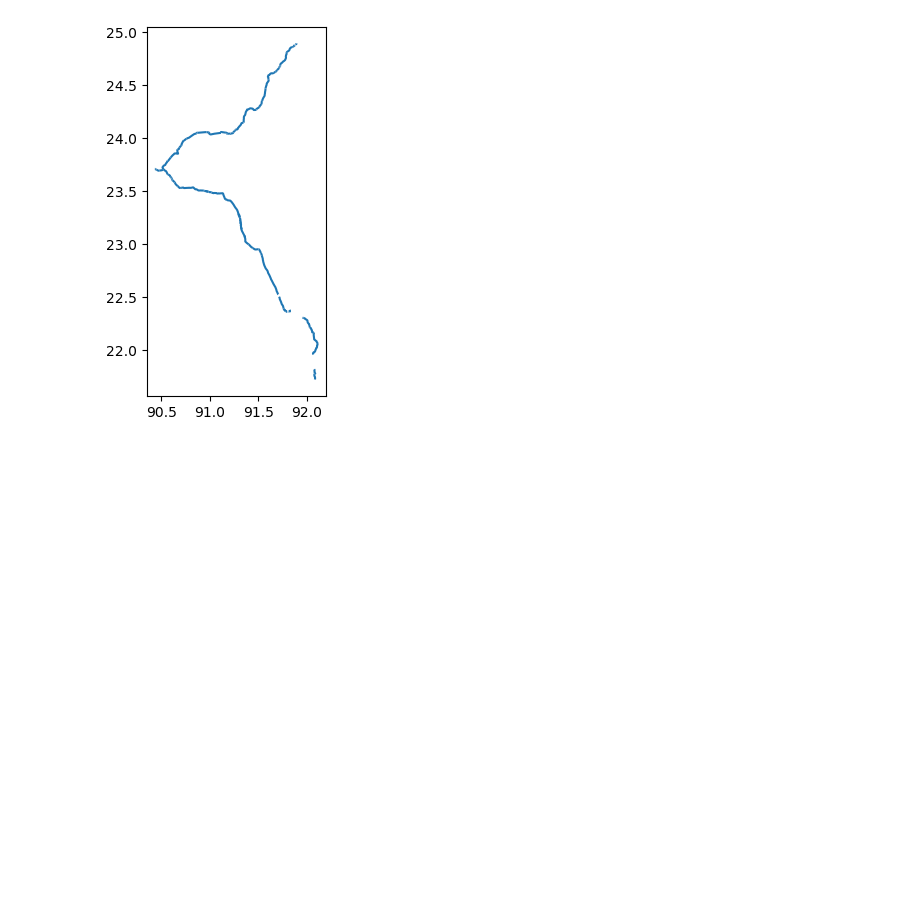
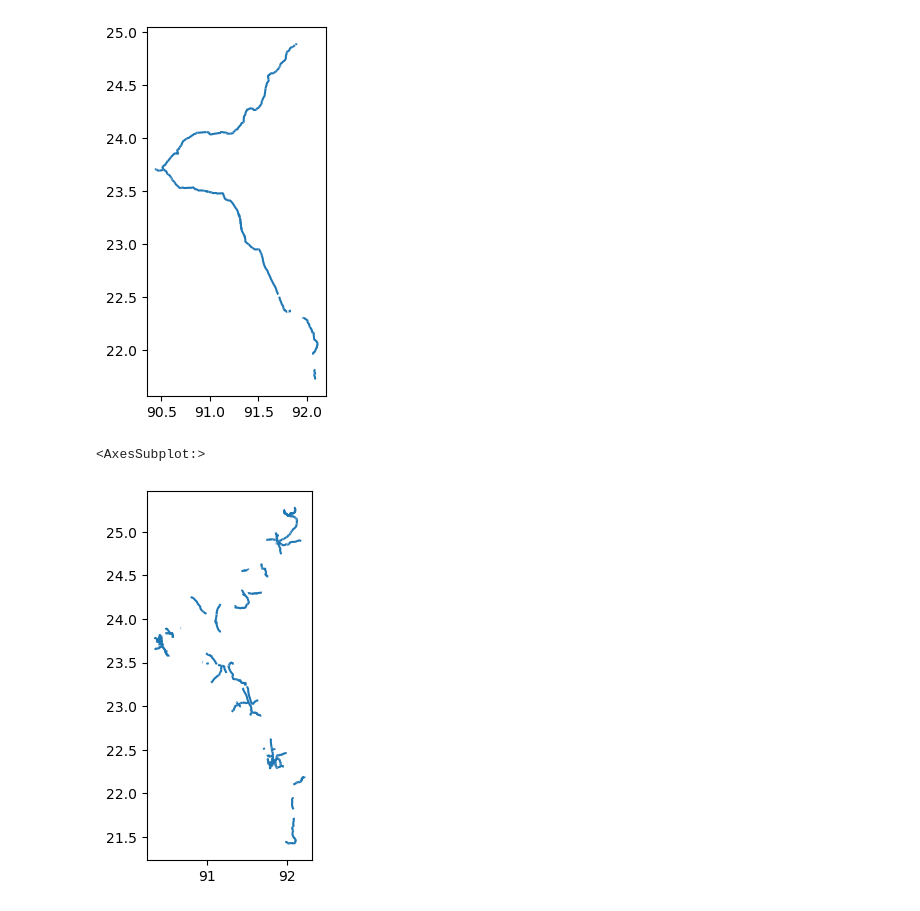
Before and after one commit to mlmoleman/EPA133a-G07-A3, a Jupyter notebook: model/Bonus_assignment.ipynb, the cells around one changed output. Cells and saved outputs as stored; diff of their text form; code cells hidden in the pictures; blank space fills up the shorter version.

```diff
--- a/model/Bonus_assignment.ipynb
+++ b/model/Bonus_assignment.ipynb
@@ -129,3 +127,8 @@ df_N1N2.plot()
+# %%
+intersecting_N1N2.plot()
+# %% [output]
+<AxesSubplot:>
+[figure, added]
 # %%
 Intersect_points = []
 for line_N1N2 in df_N1N2["geometry"]:
```
Also changed, not shown: parts of 39 cells of this notebook, 6 other files.
